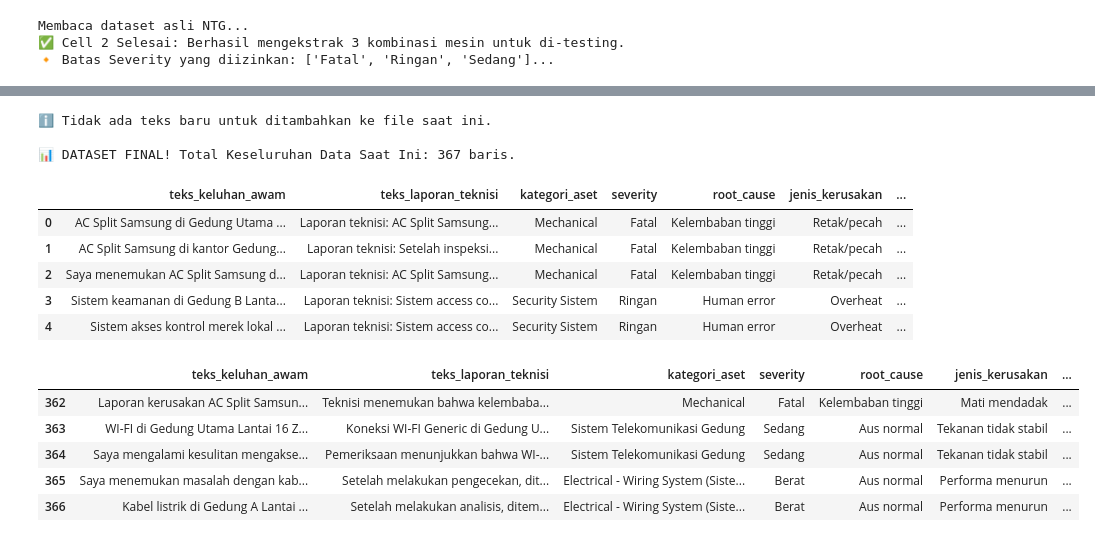
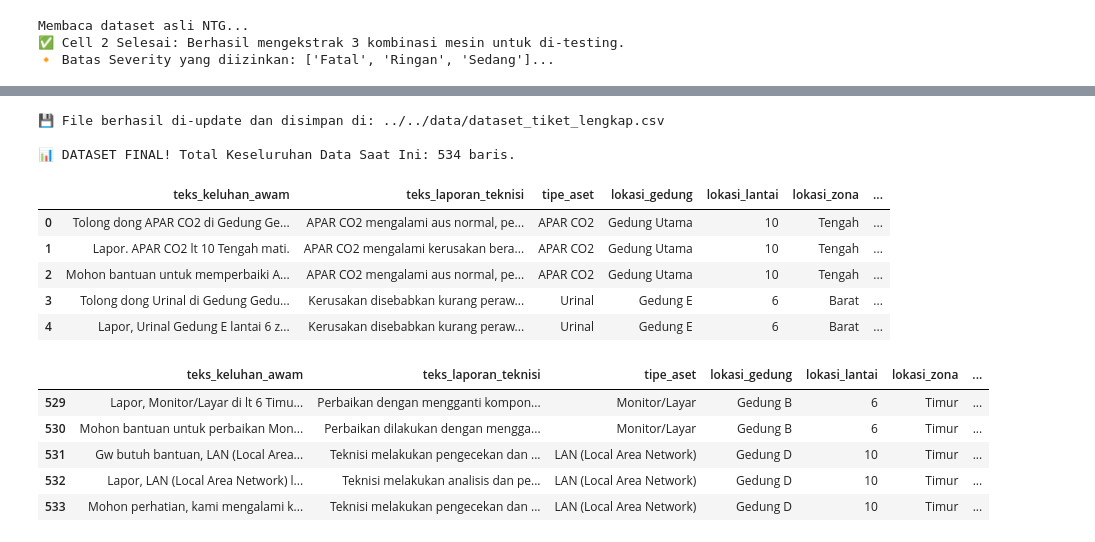
Before and after one commit to NazeeraAlthea/exigen-smart-maintenance, a Jupyter notebook: notebooks/ticketing/generate_datasets_groq.ipynb, the cells around one changed output, grey strips where cells are left out. Drawn from its saved outputs; the diff is of its cells as text; code cells hidden in the pictures.

```diff
--- a/notebooks/ticketing/generate_datasets_groq.ipynb
+++ b/notebooks/ticketing/generate_datasets_groq.ipynb
@@ -20,7 +20,9 @@ print("✅ Client Groq berhasil diinisialisasi!")
 # Setup Path (Sesuaikan dengan struktur folder repo exigen-smart-maintenance Anda)
 path_df_aset = "../../data/master_aset_enriched.xlsx"
 path_df_perbaikan = "../../data/aset_komplain_enriched.xlsx"
-path_output = "../../data/dataset_keluhan_ntg.csv"
+
+# ⬇️ PERUBAHAN: Nama file diganti agar tidak menimpa format kolom yang lama
+path_output = "../../data/dataset_tiket_lengkap.csv"
 
 print("✅ Cell 1 Selesai: Library ter-import dan API Key sudah diset.")
 # %% [output]
@@ -108,7 +110,7 @@ print("Membuat antrean kasus komprehensif agar tidak ada variasi yang terlewat..
 
 # 1. Ambil SEMUA variasi unik dari histori perbaikan (Dijamin 100% terwakili)
 kasus_unik = df_perbaikan.drop_duplicates(
-    subset=['Kategori', 'Severity', 'Penyebab', 'Jenis Kerusakan']
+    subset=['Tipe', 'Severity']
 ).copy()
 
 print(f"Total variasi kasus unik di histori: {len(kasus_unik)} kombinasi.")
@@ -257,45 +370,46 @@ else:
 # ==========================================
 
 # 1. Simpan Data Baru (Jika ada)
 if 'csv_batch_baru' in locals() and csv_batch_baru.strip() != "":
 
     # Jika file belum pernah ada sama sekali, buatkan sekalian beserta headernya
     if not os.path.exists(path_output):
         with open(path_output, "w", encoding="utf-8") as f:
-            f.write("teks_keluhan_awam|teks_laporan_teknisi|kategori_aset|severity|root_cause|jenis_kerusakan|biaya_perbaikan\n")
+            # ⬇️ PERUBAHAN: Header disesuaikan menjadi 11 Kolom
+            f.write("teks_keluhan_awam|teks_laporan_teknisi|tipe_aset|lokasi_gedung|lokasi_lantai|lokasi_zona|kategori_aset|severity|root_cause|jenis_kerusakan|biaya_perbaikan\n")
 
     # Tambahkan (Append) data baru ke baris paling bawah file CSV
     with open(path_output, "a", encoding="utf-8") as f:
         f.write(csv_batch_baru)
 
     print(f"💾 File berhasil di-update dan disimpan di: {path_output}")
 
     # KOSONGKAN variabel setelah disimpan agar tidak ter-save ganda jika Anda me-run Cell 4 dua kali
     csv_batch_baru = ""
 else:
     print("ℹ️ Tidak ada teks baru untuk ditambahkan ke file saat ini.")
 
 # 2. Coba baca keseluruhan dataset menggunakan Pandas
 try:
     df_hasil = pd.read_csv(path_output, sep='|', on_bad_lines='skip')
     print(f"\n📊 DATASET FINAL! Total Keseluruhan Data Saat Ini: {df_hasil.shape[0]} baris.")
     display(df_hasil.head())
     display(df_hasil.tail()) # Tampilkan juga bagian paling bawah untuk ngecek
 except Exception as e:
     print(f"❌ Gagal membaca CSV. Error: {e}")
 # %% [output]
-ℹ️ Tidak ada teks baru untuk ditambahkan ke file saat ini.
+💾 File berhasil di-update dan disimpan di: ../../data/dataset_tiket_lengkap.csv
 
-📊 DATASET FINAL! Total Keseluruhan Data Saat Ini: 367 baris.
+📊 DATASET FINAL! Total Keseluruhan Data Saat Ini: 534 baris.
-|  | teks_keluhan_awam | teks_laporan_teknisi | kategori_aset | severity | root_cause | jenis_kerusakan | ... |
-| 0 | AC Split Samsung di Gedung Utama ... | Laporan teknisi: AC Split Samsung... | Mechanical | Fatal | Kelembaban tinggi | Retak/pecah | ... |
-| 1 | AC Split Samsung di kantor Gedung... | Laporan teknisi: Setelah inspeksi... | Mechanical | Fatal | Kelembaban tinggi | Retak/pecah | ... |
-| 2 | Saya menemukan AC Split Samsung d... | Laporan teknisi: AC Split Samsung... | Mechanical | Fatal | Kelembaban tinggi | Retak/pecah | ... |
-| 3 | Sistem keamanan di Gedung B Lanta... | Laporan teknisi: Sistem access co... | Security Sistem | Ringan | Human error | Overheat | ... |
-| 4 | Sistem akses kontrol merek lokal ... | Laporan teknisi: Sistem access co... | Security Sistem | Ringan | Human error | Overheat | ... |
+|  | teks_keluhan_awam | teks_laporan_teknisi | tipe_aset | lokasi_gedung | lokasi_lantai | lokasi_zona | ... |
+| 0 | Tolong dong APAR CO2 di Gedung Ge... | APAR CO2 mengalami aus normal, pe... | APAR CO2 | Gedung Utama | 10 | Tengah | ... |
+| 1 | Lapor. APAR CO2 lt 10 Tengah mati. | APAR CO2 mengalami kerusakan bera... | APAR CO2 | Gedung Utama | 10 | Tengah | ... |
+| 2 | Mohon bantuan untuk memperbaiki A... | APAR CO2 mengalami aus normal, pe... | APAR CO2 | Gedung Utama | 10 | Tengah | ... |
+| 3 | Tolong dong Urinal di Gedung Gedu... | Kerusakan disebabkan kurang peraw... | Urinal | Gedung E | 6 | Barat | ... |
+| 4 | Lapor, Urinal Gedung E lantai 6 z... | Kerusakan disebabkan kurang peraw... | Urinal | Gedung E | 6 | Barat | ... |
-|  | teks_keluhan_awam | teks_laporan_teknisi | kategori_aset | severity | root_cause | jenis_kerusakan | ... |
-| 362 | Laporan kerusakan AC Split Samsun... | Teknisi menemukan bahwa kelembaba... | Mechanical | Fatal | Kelembaban tinggi | Mati mendadak | ... |
-| 363 | WI-FI di Gedung Utama Lantai 16 Z... | Koneksi WI-FI Generic di Gedung U... | Sistem Telekomunikasi Gedung | Sedang | Aus normal | Tekanan tidak stabil | ... |
-| 364 | Saya mengalami kesulitan mengakse... | Pemeriksaan menunjukkan bahwa WI-... | Sistem Telekomunikasi Gedung | Sedang | Aus normal | Tekanan tidak stabil | ... |
-| 365 | Saya menemukan masalah dengan kab... | Setelah melakukan pengecekan, dit... | Electrical - Wiring System (Siste... | Berat | Aus normal | Performa menurun | ... |
-| 366 | Kabel listrik di Gedung A Lantai ... | Setelah melakukan analisis, ditem... | Electrical - Wiring System (Siste... | Berat | Aus normal | Performa menurun | ... |
+|  | teks_keluhan_awam | teks_laporan_teknisi | tipe_aset | lokasi_gedung | lokasi_lantai | lokasi_zona | ... |
+| 529 | Lapor, Monitor/Layar di lt 6 Timu... | Perbaikan dengan mengganti kompon... | Monitor/Layar | Gedung B | 6 | Timur | ... |
+| 530 | Mohon bantuan untuk perbaikan Mon... | Perbaikan dilakukan dengan mengga... | Monitor/Layar | Gedung B | 6 | Timur | ... |
+| 531 | Gw butuh bantuan, LAN (Local Area... | Teknisi melakukan pengecekan dan ... | LAN (Local Area Network) | Gedung D | 10 | Timur | ... |
+| 532 | Lapor, LAN (Local Area Network) l... | Teknisi melakukan analisis dan pe... | LAN (Local Area Network) | Gedung D | 10 | Timur | ... |
+| 533 | Mohon perhatian, kami mengalami k... | Teknisi melakukan pengecekan dan ... | LAN (Local Area Network) | Gedung D | 10 | Timur | ... |
```
Also changed, not shown: parts of 3 cells of this notebook, 12 other files.
